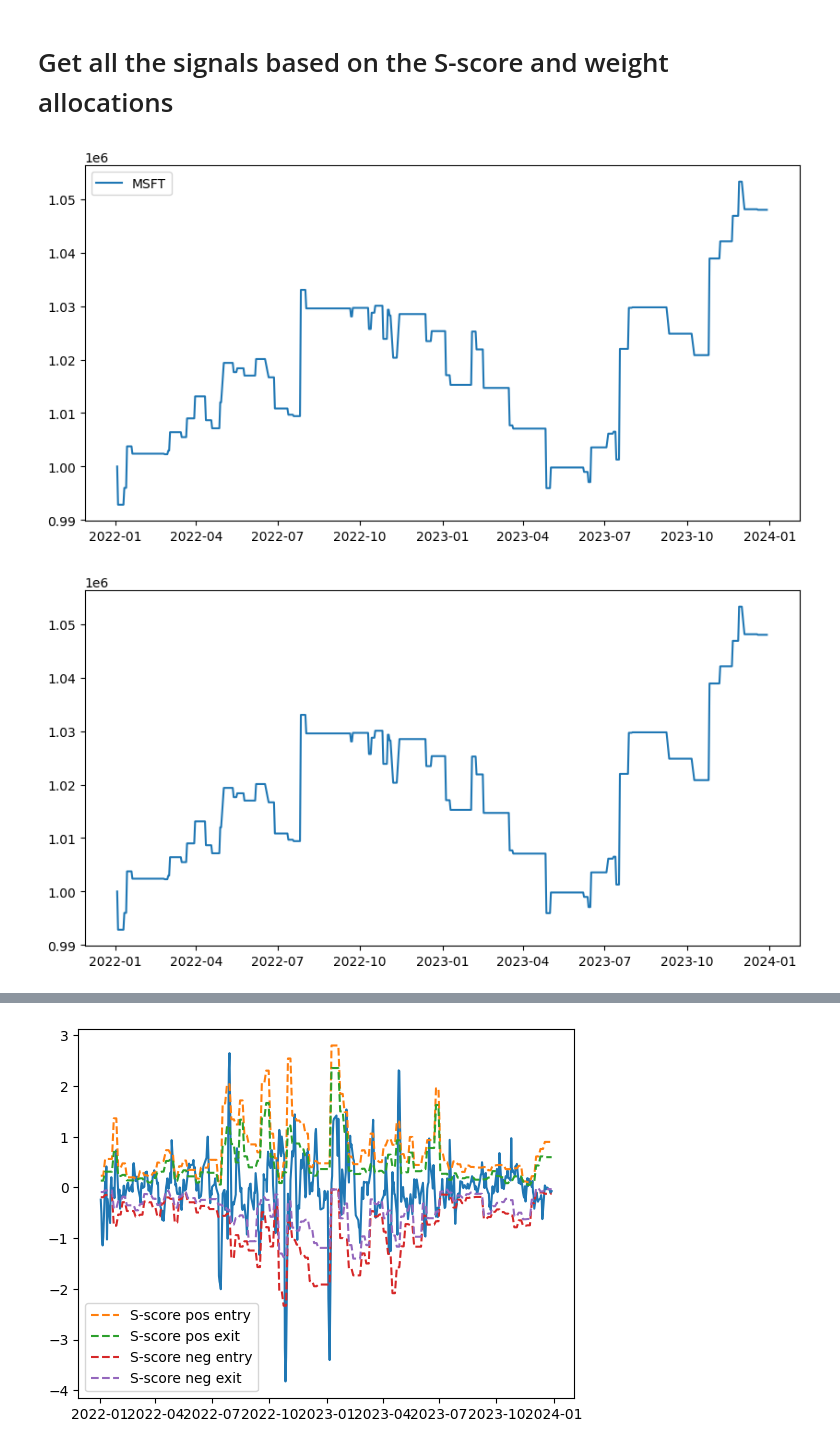
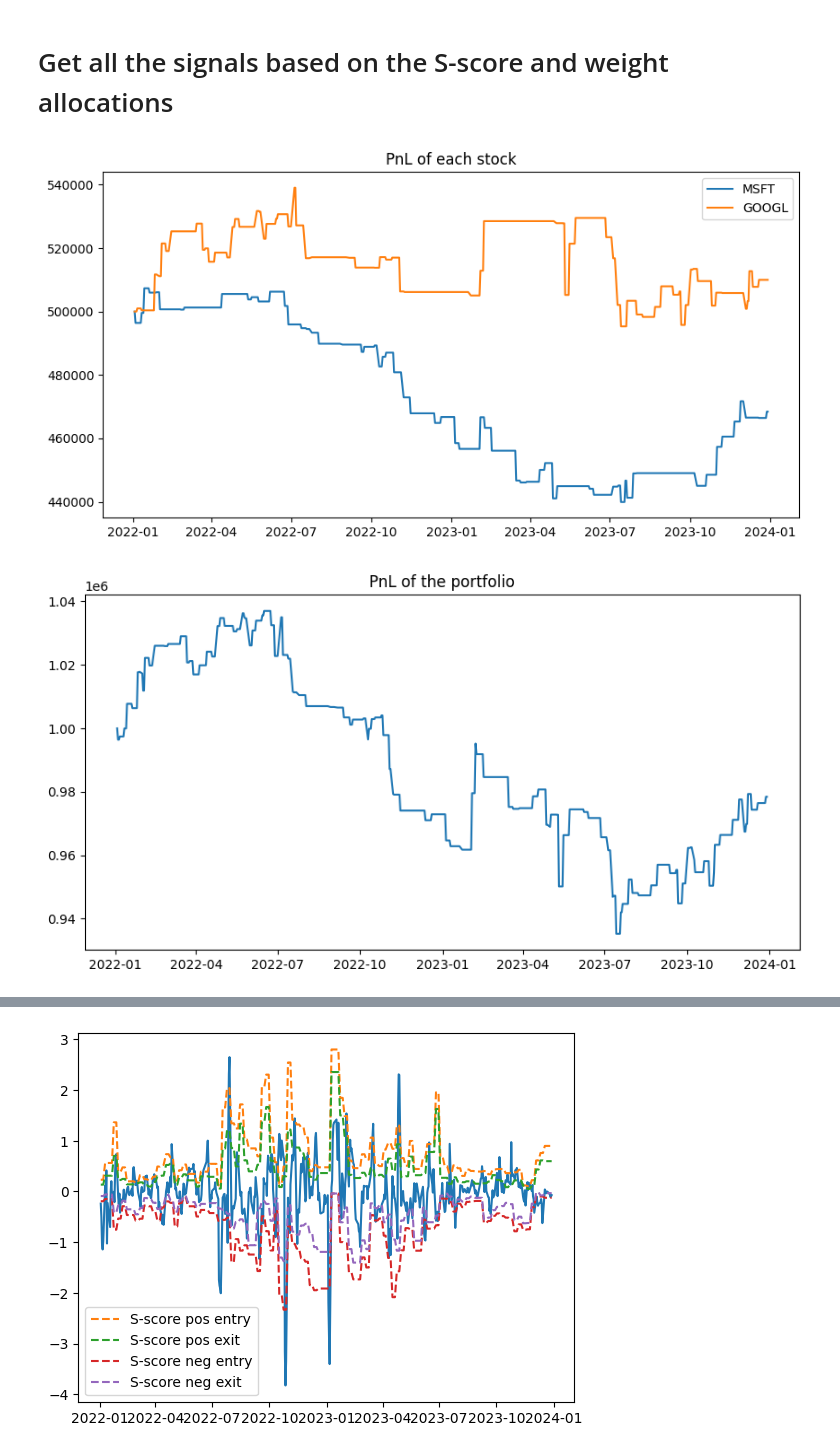
Before and after one commit to houyuting2000/Statistical_Arbitrage_Algo, a Jupyter notebook: main.ipynb, the cells around one changed output, grey strips where cells are left out. Cells and saved outputs as stored; diff of their text form; code cells hidden in the pictures.

```diff
--- a/main.ipynb
+++ b/main.ipynb
@@ -471,7 +471,7 @@ for i in range(len(df_trade)):
         portfolio_PnL.append(1000000)
         for ticker in selected_tickers:
             allocation_ratios = signals_df_dict[ticker].loc[t, 'signal'] * (signals_df_dict[ticker].loc[t, 'weights'])
-            Allocation = 1000000 * allocation_ratios
+            Allocation = 1000000 / len(selected_tickers) * allocation_ratios
             Allocation = [float(x) for x in Allocation]
             signals_df_dict[ticker].at[t, 'Allocation_atclose'] = Allocation
         continue
@@ -506,32 +506,32 @@ for i in range(len(df_trade)):
         # If there is no open position today
         else:
             signals_df_dict[ticker].at[t, 'PnL'] = PnL_lastnight
             # There is a signal today
             if signal_tonight != 0:
                 allocation_ratios = signals_df_dict[ticker].loc[t, 'signal'] * (signals_df_dict[ticker].loc[t, 'weights'])
                 Allocation = 1000000 * allocation_ratios
                 Allocation = [float(x) for x in Allocation]
                 signals_df_dict[ticker].at[t, 'Allocation_atclose'] = Allocation
 
         portfolio_PnL_tonight += signals_df_dict[ticker].at[t, 'PnL']
 
     portfolio_PnL.append(portfolio_PnL_tonight)
 
 portfolio_PnL_df = pd.DataFrame({'PnL': portfolio_PnL}, index=df_trade.index)
 
 
 plt.figure(figsize=(10, 5))
 for ticker in selected_tickers:
     plt.plot(signals_df_dict[ticker]['PnL'], label=ticker)
 plt.legend()
 plt.title('PnL of each stock')
 plt.show()
 
 
 plt.figure(figsize=(10, 5))
 plt.plot(portfolio_PnL_df['PnL'])
 plt.title('PnL of the portfolio')
 plt.show()
 # %% [output]
-[figure, old version]
+[figure, new version]
-[figure, old version]
+[figure, new version]
```
Also changed, not shown: parts of 6 cells of this notebook.
